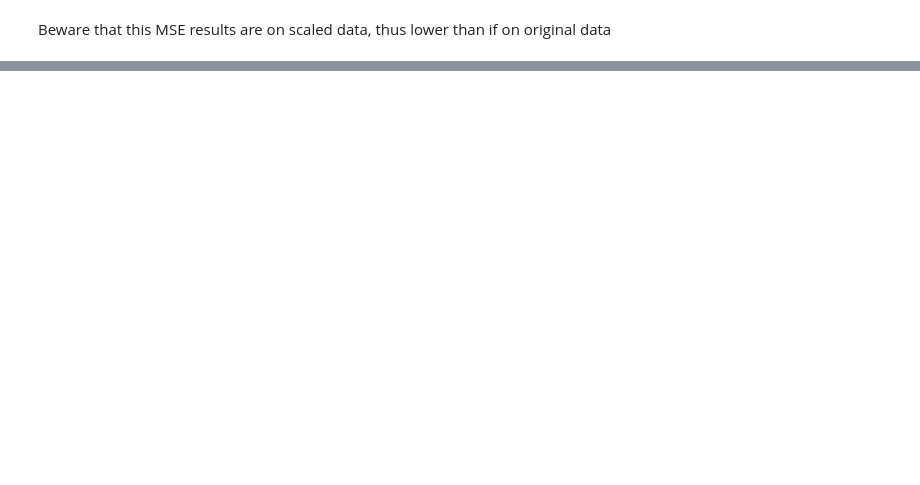
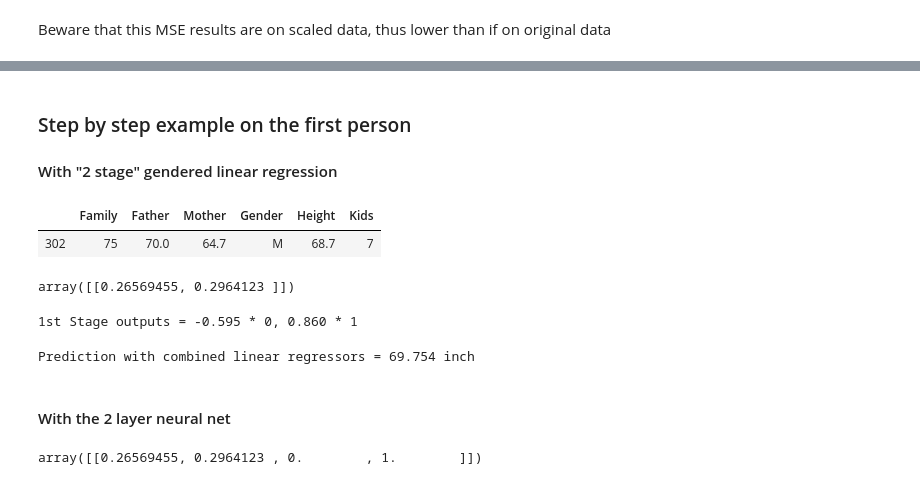
Before and after one commit to tonio73/data-science, a Jupyter notebook: linear/LinearRegressionFeatureEngineering-Keras.ipynb, the cells around one changed output, grey strips where cells are left out. Cells and saved outputs as stored; diff of their text form; code cells hidden in the pictures; blank space fills up the shorter version.

```diff
--- a/linear/LinearRegressionFeatureEngineering-Keras.ipynb
+++ b/linear/LinearRegressionFeatureEngineering-Keras.ipynb
@@ -303,0 +370,36 @@ Mean squared error for Keras model with genre : 4.932, original MSE : 5.068
+# %% [markdown]
+### Step by step example on the first person
+
+#### With "2 stage" gendered linear regression
+# %%
+s1 = df_test.head(1)
+s1
+# %% [output]
+|  | Family | Father | Mother | Gender | Height | Kids |
+| 302 | 75 | 70.0 | 64.7 | M | 68.7 | 7 |
+# %%
+s1_scaled = scalerX.transform(s1[['Mother', 'Father']])
+s1_scaled
+# %% [output]
+array([[0.26569455, 0.2964123 ]])
+# %%
+s1_encoded = genderEncoder.transform(s1[['Gender']]).reshape(-1)
+p2_out1_girl = model2_girl.predict(s1_scaled).reshape(-1)[0]
+p2_out1_boy  = model2_boy.predict(s1_scaled).reshape(-1)[0]
+print("1st Stage outputs = %.3f * %d, %.3f * %d" % (p2_out1_girl, s1_encoded[0], p2_out1_boy, s1_encoded[1]))
+# %% [output]
+1st Stage outputs = -0.595 * 0, 0.860 * 1
+# %%
+p2_out = np.sum(np.matmul([p2_out1_girl, p2_out1_boy], s1_encoded))
+# Inverse scaling
+p2_out_unscaled = scalerY.inverse_transform([p2_out]).reshape(-1)[0]
+print("Prediction with combined linear regressors = %.3f inch" % p2_out_unscaled)
+# %% [output]
+Prediction with combined linear regressors = 69.754 inch
+# %% [markdown]
+#### With the 2 layer neural net
+# %%
+s1_in = np.concatenate((s1_scaled, s1_encoded.reshape(1,-1)), axis=1)
+s1_in
+# %% [output]
+array([[0.26569455, 0.2964123 , 0.        , 1.        ]])
```
Also changed, not shown: parts of 34 cells of this notebook, 4 other files.
